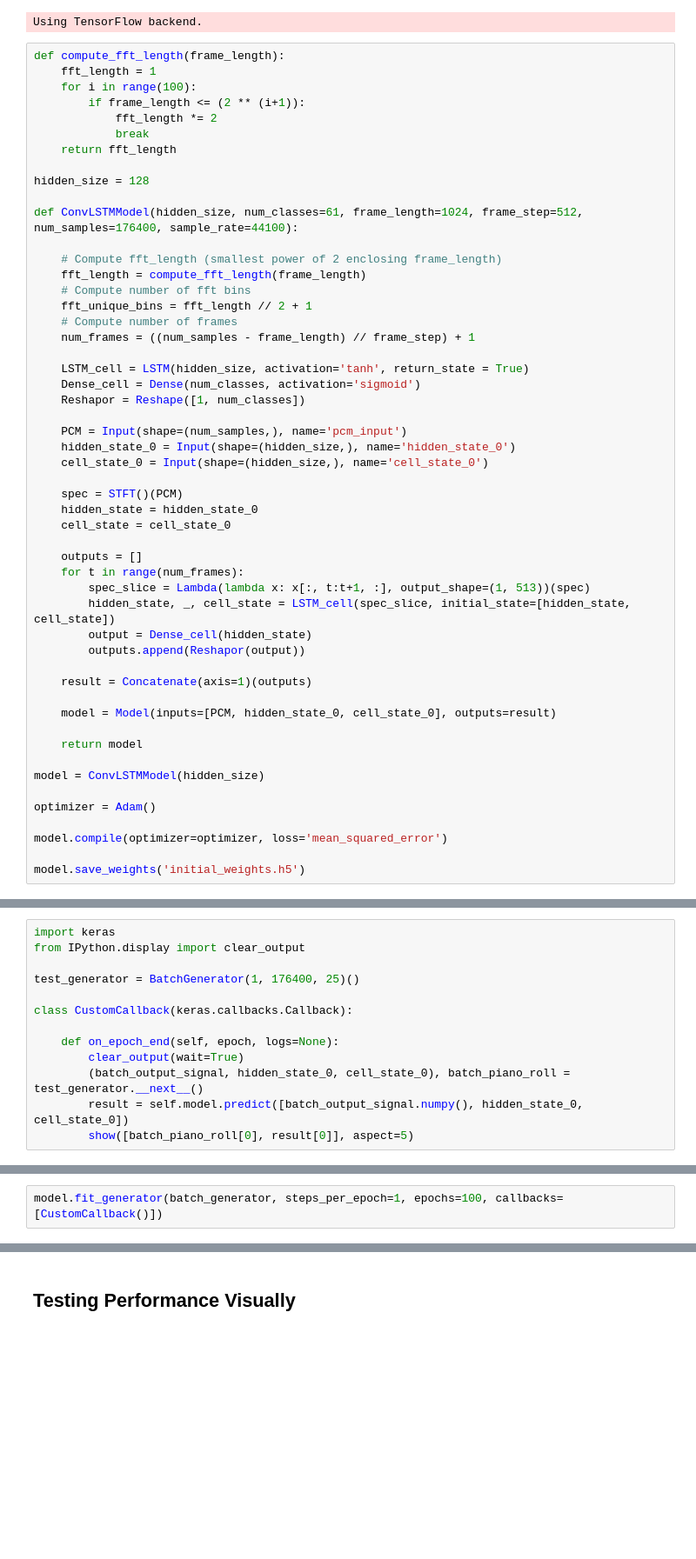
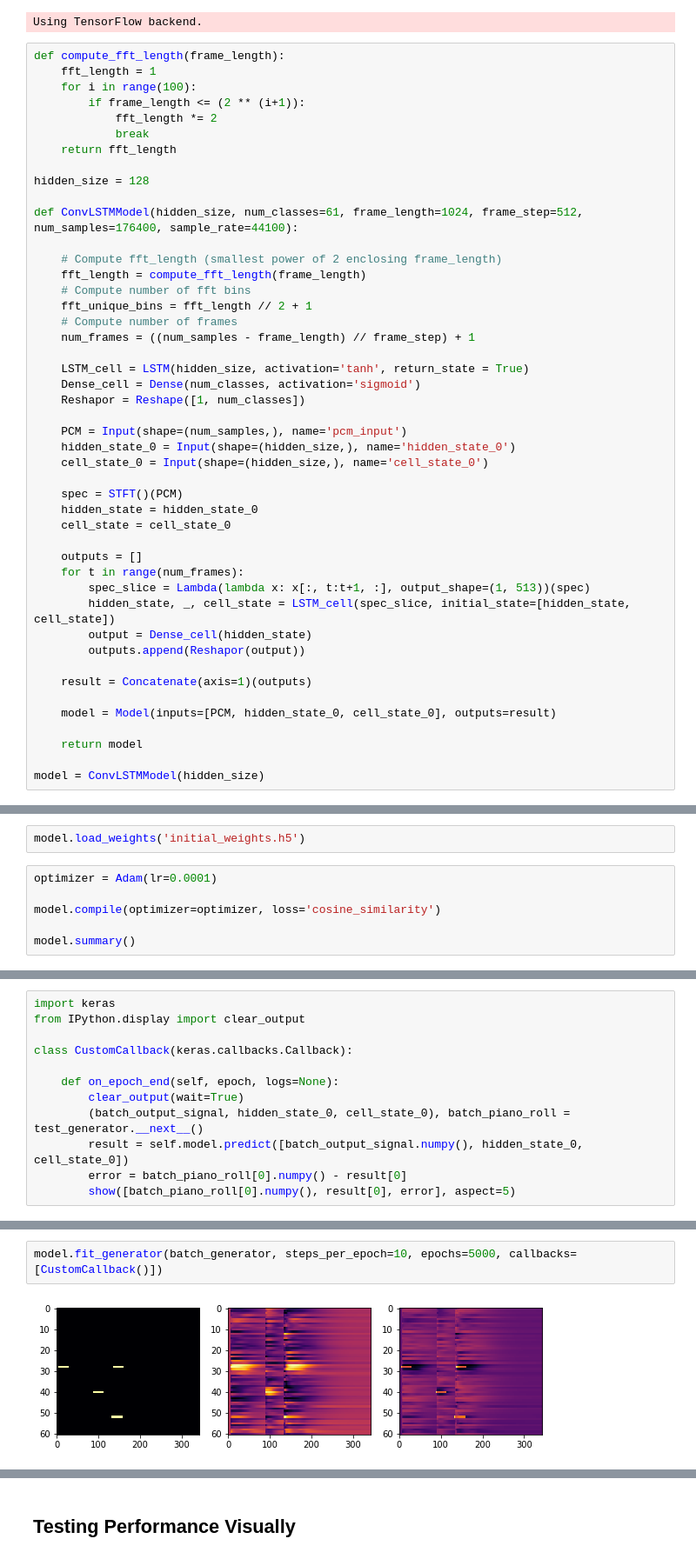
Before and after one commit to jmsmdy/sound-parse, a Jupyter notebook: Flex Net 2A.ipynb, the cells around one changed output, grey strips where cells are left out. Shown at 87% size. Cells and saved outputs as stored; diff of their text form; blank space fills up the shorter version.

Commit message:
fixed generator and changed to cosine similarity loss

```diff
--- a/Flex Net 2A.ipynb
+++ b/Flex Net 2A.ipynb
@@ -242,9 +242,3 @@ def ConvLSTMModel(hidden_size, num_classes=61, frame_length=1024, frame_step=512
     return model
 
 model = ConvLSTMModel(hidden_size)
-
-optimizer = Adam()
-
-model.compile(optimizer=optimizer, loss='mean_squared_error')
-
-model.save_weights('initial_weights.h5')
@@ -270,0 +247,8 @@ ________________________________________________________________________________
+# %%
+model.load_weights('initial_weights.h5')
+# %%
+optimizer = Adam(lr=0.0001)
+
+model.compile(optimizer=optimizer, loss='cosine_similarity')
+
+model.summary()
@@ -271,8 +273,6 @@ ________________________________________________________________________________
 # %%
 import keras
 from IPython.display import clear_output
-
-test_generator = BatchGenerator(1, 176400, 25)()
 
 class CustomCallback(keras.callbacks.Callback):
 
@@ -280,4 +280,5 @@ class CustomCallback(keras.callbacks.Callback):
         clear_output(wait=True)
         (batch_output_signal, hidden_state_0, cell_state_0), batch_piano_roll = test_generator.__next__()
         result = self.model.predict([batch_output_signal.numpy(), hidden_state_0, cell_state_0])
-        show([batch_piano_roll[0], result[0]], aspect=5)
+        error = batch_piano_roll[0].numpy() - result[0]
+        show([batch_piano_roll[0].numpy(), result[0], error], aspect=5)
@@ -286,2 +285,4 @@ Marimba_cord_ff  --- notes  36  through  96
 # %%
-model.fit_generator(batch_generator, steps_per_epoch=1, epochs=100, callbacks=[CustomCallback()])
+model.fit_generator(batch_generator, steps_per_epoch=10, epochs=5000, callbacks=[CustomCallback()])
+# %% [output]
+[figure, added]
```
Also changed, not shown: parts of 11 cells of this notebook, 1 other file.
